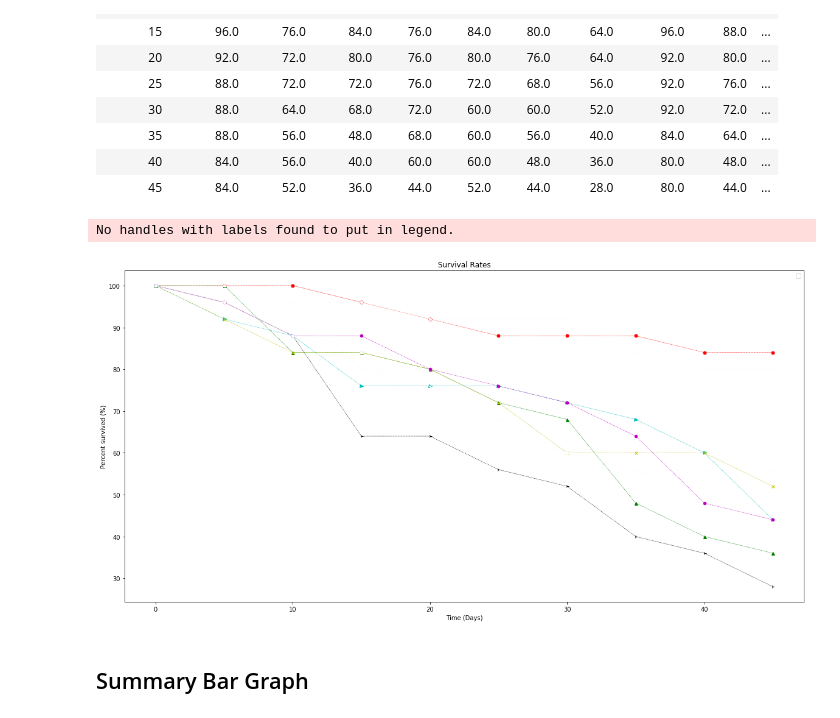
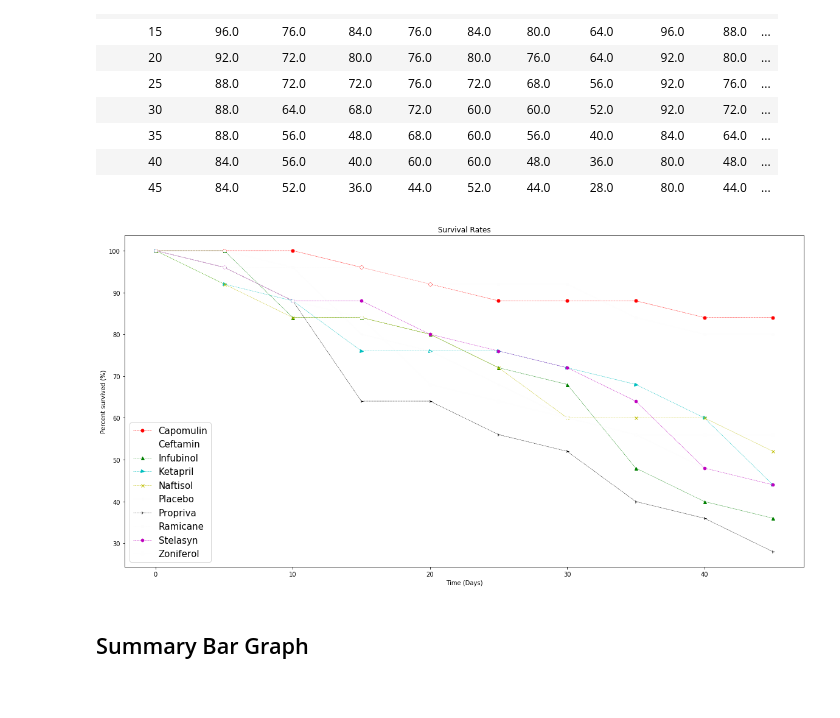
Before and after one commit to kavehamini/matplotlib-challenge, a Jupyter notebook: Pymaceuticals/pymaceuticals_Kaveh.ipynb, the cells around one changed output. Cells and saved outputs as stored; diff of their text form; code cells hidden in the pictures.

```diff
--- a/Pymaceuticals/pymaceuticals_Kaveh.ipynb
+++ b/Pymaceuticals/pymaceuticals_Kaveh.ipynb
@@ -392,33 +386,32 @@ mousecountdf
 # %%
 # Generate the Plot (Accounting for percentages)
 plt.errorbar(mousecountdf.index, mousecountdf['Capomulin'], color='r', marker='o', markersize=5, linestyle='--', linewidth=0.5)
 plt.errorbar(mousecountdf.index, mousecountdf['Ceftamin'], color='1', marker="v", markersize=5, linestyle='--', linewidth=0.5)
 plt.errorbar(mousecountdf.index, mousecountdf['Infubinol'], color='g', marker='^', markersize=5, linestyle='--', linewidth=0.5)
 plt.errorbar(mousecountdf.index, mousecountdf['Ketapril'], color='c', marker='>', markersize=5, linestyle='--', linewidth=0.5)
 plt.errorbar(mousecountdf.index, mousecountdf['Naftisol'], color='y', marker='x', markersize=5, linestyle='--', linewidth=0.5)
 plt.errorbar(mousecountdf.index, mousecountdf['Placebo'], color='4', marker='3', markersize=5, linestyle='--', linewidth=0.5)
 plt.errorbar(mousecountdf.index, mousecountdf['Propriva'], color='0', marker='4', markersize=5, linestyle='--', linewidth=0.5)
 plt.errorbar(mousecountdf.index, mousecountdf['Ramicane'], color='3', marker='8', markersize=5, linestyle='--', linewidth=0.5)
 plt.errorbar(mousecountdf.index, mousecountdf['Stelasyn'], color='m', marker='h', markersize=5, linestyle='--', linewidth=0.5)
 plt.errorbar(mousecountdf.index, mousecountdf['Zoniferol'], color='2', marker='H', markersize=5, linestyle='--', linewidth=0.5)
 
 x_lim = len(metastaticmeandf.index)
 # Chart title
 plt.title("Survival Rates")
 # x label
 plt.xlabel("Time (Days)")
 # y label
 plt.ylabel("Percent survived (%)")
 # legend
-plt.legend()
-plt.show()
+plt.legend(mousecountdf, loc=3, prop={'size':15})
+
 # Save the Figure
 
 # Show the Figure
 plt.show()
 # %% [output]
-No handles with labels found to put in legend.
-[figure, old version]
+[figure, new version]
 # %% [markdown]
 ## Summary Bar Graph
 # %%
```
Also changed, not shown: parts of 2 cells of this notebook.
